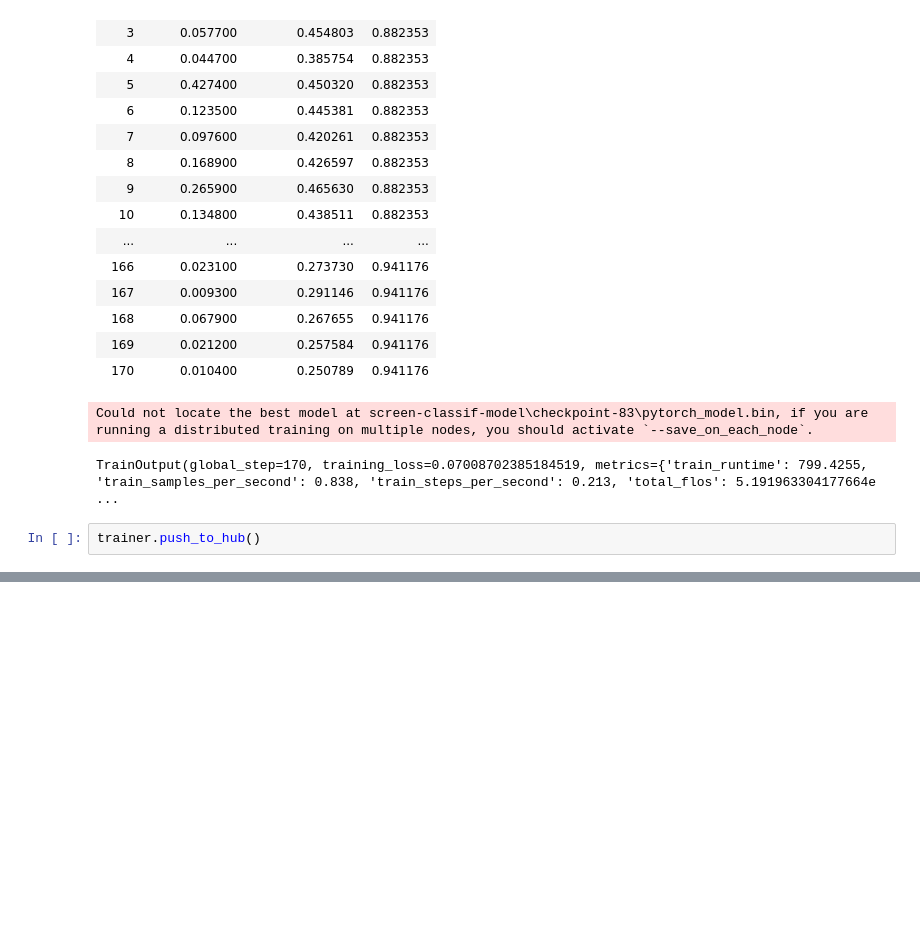
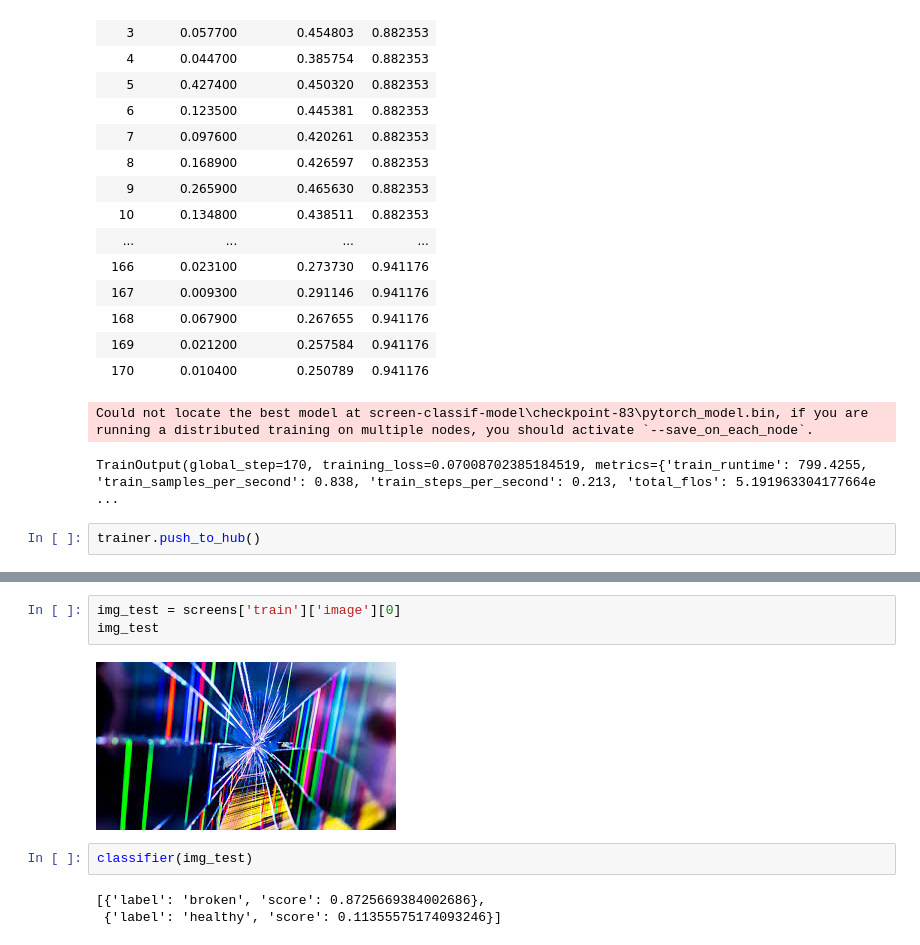
Before and after one commit to dskong07/FLARE_ev_infra, a Jupyter notebook: classification_screens.ipynb, the cells around one changed output, grey strips where cells are left out. Saved outputs shown, nothing was run; the diff lists cells and outputs as text; blank space fills up the shorter version.

```diff
--- a/classification_screens.ipynb
+++ b/classification_screens.ipynb
@@ -221,0 +231,10 @@ trainer.push_to_hub()
+# %%
+img_test = screens['train']['image'][0]
+img_test
+# %% [output]
+[figure, added]
+# %%
+classifier(img_test)
+# %% [output]
+[{'label': 'broken', 'score': 0.8725669384002686},
+ {'label': 'healthy', 'score': 0.11355575174093246}]
```
Also changed, not shown: parts of 3 cells of this notebook, 1 other file.
